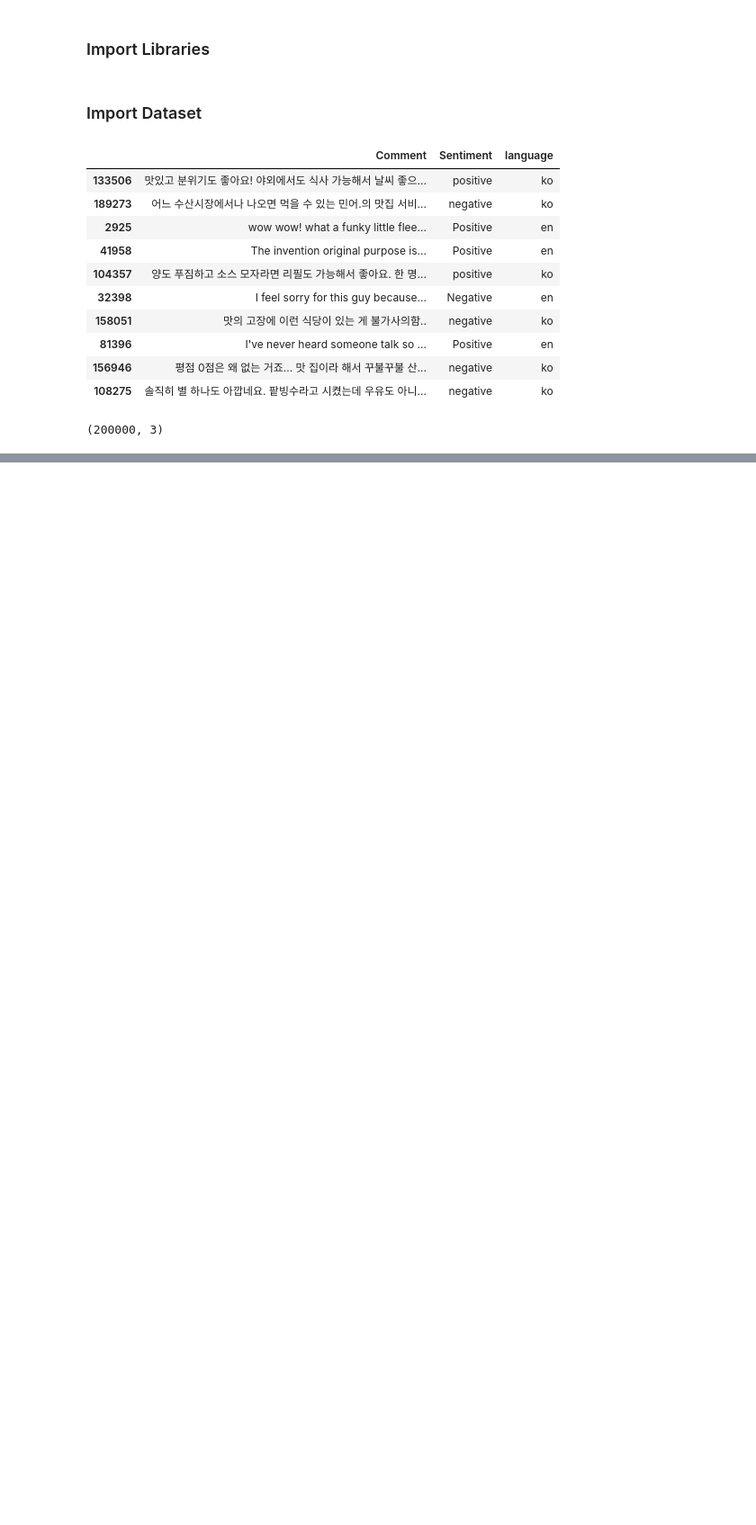
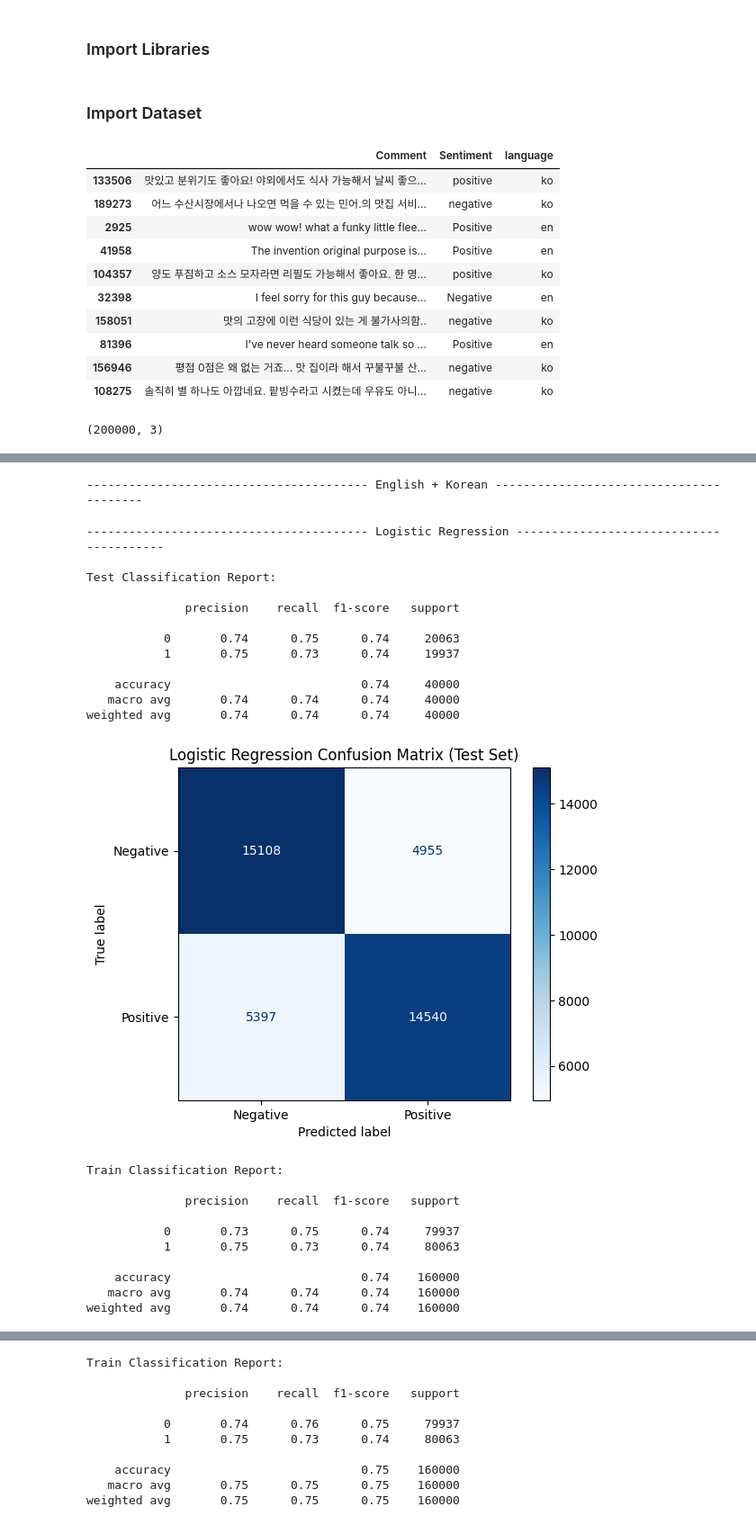
Before and after one commit to rnimisha/youtube-comment-analyzer, a Jupyter notebook: notebook/training/bert_embedding.ipynb, the cells around one changed output, grey strips where cells are left out. Shown at 90% size. Drawn from its saved outputs; the diff is of its cells as text; code cells hidden in the pictures; blank space fills up the shorter version.

```diff
--- a/notebook/training/bert_embedding.ipynb
+++ b/notebook/training/bert_embedding.ipynb
@@ -427,0 +100,23 @@ weighted avg       0.77      0.77      0.77     80000
+# %%
+def vectorize_and_split(df, test_size, lang):
+    X = df["Comment"]
+    y = df["Sentiment"]
+    X_train, X_test, y_train, y_test = train_test_split(
+        X, y, test_size=test_size, random_state=42
+    )
+
+    train_input_ids, train_attention_masks = preprocess_text(X_train, tokenizer)
+    test_input_ids, test_attention_masks = preprocess_text(X_test, tokenizer)
+
+    train_embeddings = get_embeddings(train_input_ids, train_attention_masks, model)
+    test_embeddings = get_embeddings(test_input_ids, test_attention_masks, model)
+
+    np.save(f"../../model/{lang}_bert_train_embeddings.npy", train_embeddings)
+    np.save(f"../../model/{lang}_bert_test_embeddings.npy", test_embeddings)
+    np.savez(
+        f"../../model/{lang}_train_test_labels.npz",
+        y_train=y_train.to_numpy(),
+        y_test=y_test.to_numpy(),
+    )
+
+    return train_embeddings, test_embeddings, y_train, y_test
@@ -427,0 +152,47 @@ weighted avg       0.77      0.77      0.77     80000
+# %%
+def run_all_models(X_train, X_test, y_train, y_test):
+    models = {
+        "Logistic Regression": LogisticRegression(max_iter=1000),
+        "SVM": LinearSVC(),
+    }
+    all_results = []
+    for name, model in models.items():
+        results = train_and_evaluate(model, X_train, X_test, y_train, y_test, name)
+        all_results.extend(results)
+    return all_results
+# %%
+def train_models(df, language):
+    print(f"\n{'-'*40} {language} {'-'*40}")
+    lang_map = {"English + Korean": "both", "Korean": "ko", "English": "en"}
+    X_train, X_test, y_train, y_test = vectorize_and_split(df, 0.2, lang_map[language])
+    results = run_all_models(X_train, X_test, y_train, y_test)
+    for r in results:
+        r["Language"] = language
+    return pd.DataFrame(results)
+# %%
+results_all = train_models(df, "English + Korean")
+# %% [output]
+---------------------------------------- English + Korean ----------------------------------------
+---------------------------------------- Logistic Regression ----------------------------------------
+
+Test Classification Report:
+
+              precision    recall  f1-score   support
+
+           0       0.74      0.75      0.74     20063
+           1       0.75      0.73      0.74     19937
+
+    accuracy                           0.74     40000
+   macro avg       0.74      0.74      0.74     40000
+weighted avg       0.74      0.74      0.74     40000
+[figure, added]
+Train Classification Report:
+
+              precision    recall  f1-score   support
+
+           0       0.73      0.75      0.74     79937
+           1       0.75      0.73      0.74     80063
+
+    accuracy                           0.74    160000
+   macro avg       0.74      0.74      0.74    160000
+weighted avg       0.74      0.74      0.74    160000
@@ -427,0 +213,10 @@ weighted avg       0.77      0.77      0.77     80000
+Train Classification Report:
+
+              precision    recall  f1-score   support
+
+           0       0.74      0.76      0.75     79937
+           1       0.75      0.73      0.74     80063
+
+    accuracy                           0.75    160000
+   macro avg       0.75      0.75      0.75    160000
+weighted avg       0.75      0.75      0.75    160000
```
Also changed, not shown: parts of 62 cells of this notebook, 4 other files.
